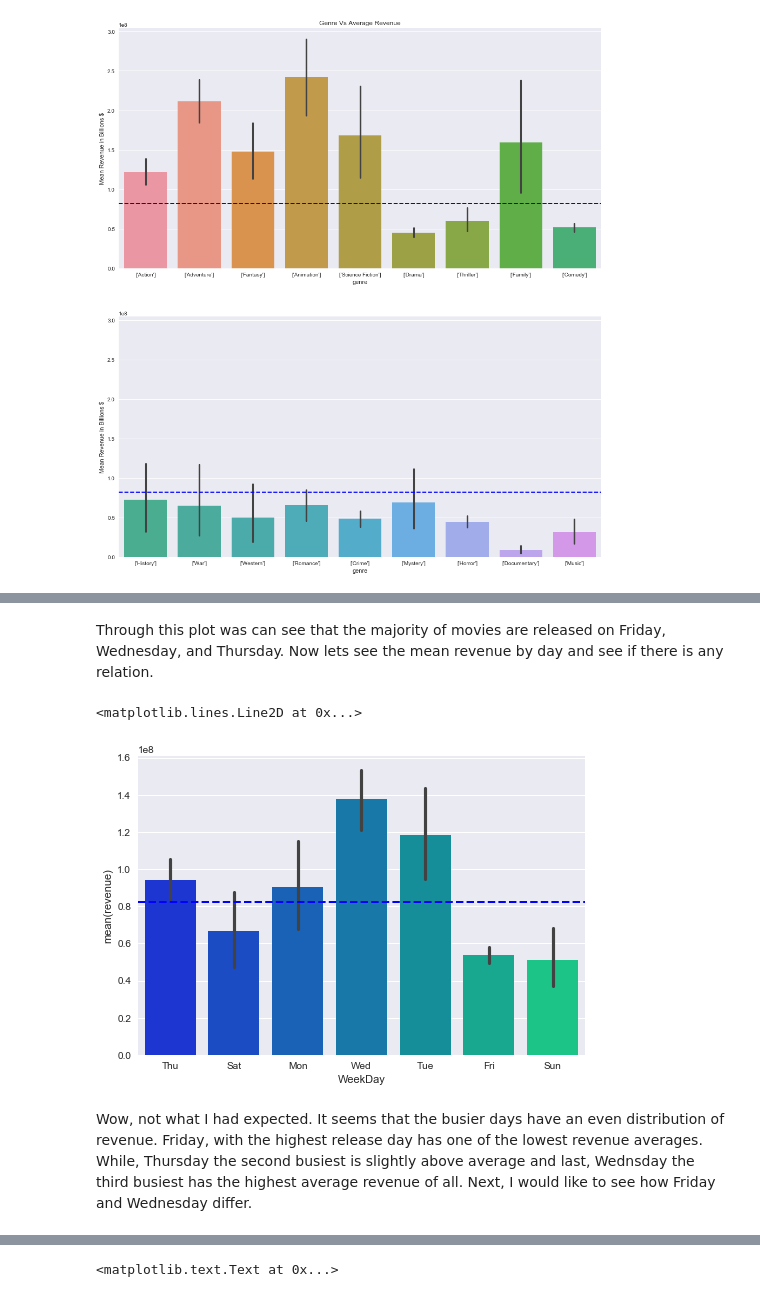
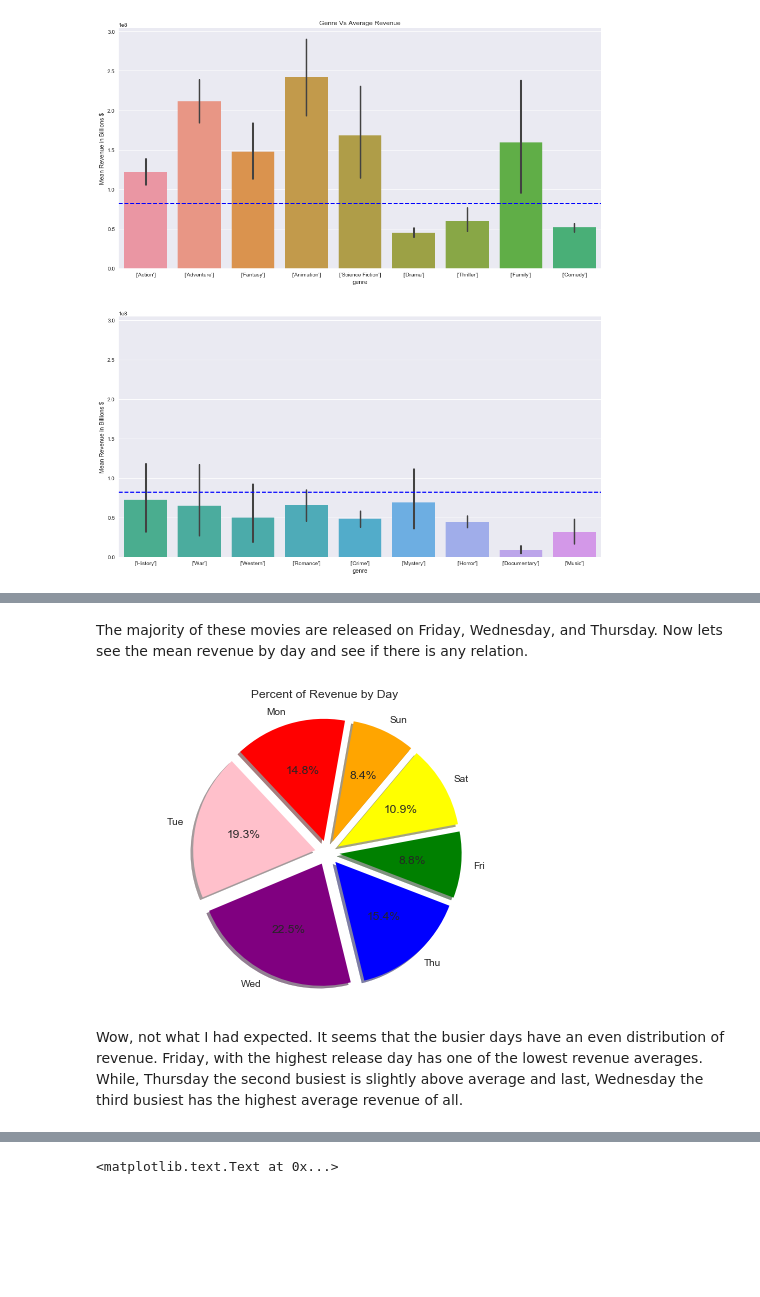
Before and after one commit to etallen127/Movie-Visualizations-RFC, a Jupyter notebook: Capstone.ipynb, the cells around one changed output, grey strips where cells are left out. Drawn from its saved outputs; the diff is of its cells as text; code cells hidden in the pictures; blank space fills up the shorter version.

```diff
--- a/Capstone.ipynb
+++ b/Capstone.ipynb
@@ -374,10 +385,26 @@ plt.title('Day of The Week Count')
 # %% [markdown]
-Through this plot was can see that the majority of movies are released on Friday, Wednesday, and Thursday.  Now lets see the mean revenue by day and see if there is any relation.
+The majority of these movies are released on Friday, Wednesday, and Thursday.  Now lets see the mean revenue by day and see if there is any relation.
-# %%
-sns.barplot(x='WeekDay',y='revenue',data=movies,palette='winter')
-plt.axhline(avgRev, color='b', linestyle='dashed', linewidth=2)
-# %% [output]
-<matplotlib.lines.Line2D at 0x...>
-[figure, removed]
+# %%
+Mon = movies[movies['WeekDay'] == "Mon"].mean()[1]
+Tue = movies[movies['WeekDay'] == "Tue"].mean()[1]
+Wed = movies[movies['WeekDay'] == 'Wed'].mean()[1]
+Thu = movies[movies['WeekDay'] == "Thu"].mean()[1]
+Fri = movies[movies['WeekDay'] == "Fri"].mean()[1]
+Sat = movies[movies['WeekDay'] == "Sat"].mean()[1]
+Sun = movies[movies['WeekDay'] == "Sun"].mean()[1]
+# %%
+plt.title("Percent of Revenue by Day ")
+labels = 'Mon', 'Tue','Wed','Thu','Fri','Sat','Sun'
+sizes = [Mon,Tue,Wed,Thu,Fri,Sat,Sun]
+colors = ['red','pink','purple','blue','green','yellow','orange']
+explode = [0.1,0.1,0.1,0.1,0.1,0.1,0.1]
+
+plt.pie(sizes,explode=explode,labels=labels,colors=colors,
+        autopct='%1.1f%%',shadow=True,startangle=80)
+
+plt.axis('equal')
+plt.show()
+# %% [output]
+[figure, added]
 # %% [markdown]
-Wow, not what I had expected.  It seems that the busier days have an even distribution of revenue.  Friday, with the highest release day has one of the lowest revenue averages. While, Thursday the second busiest is slightly above average and last, Wednsday the third busiest has the highest average revenue of all.  Next, I would like to see how Friday and Wednesday differ.
+Wow, not what I had expected.  It seems that the busier days have an even distribution of revenue.  Friday, with the highest release day has one of the lowest revenue averages. While, Thursday the second busiest is slightly above average and last, Wednesday the third busiest has the highest average revenue of all.
```
Also changed, not shown: parts of 28 cells of this notebook.
